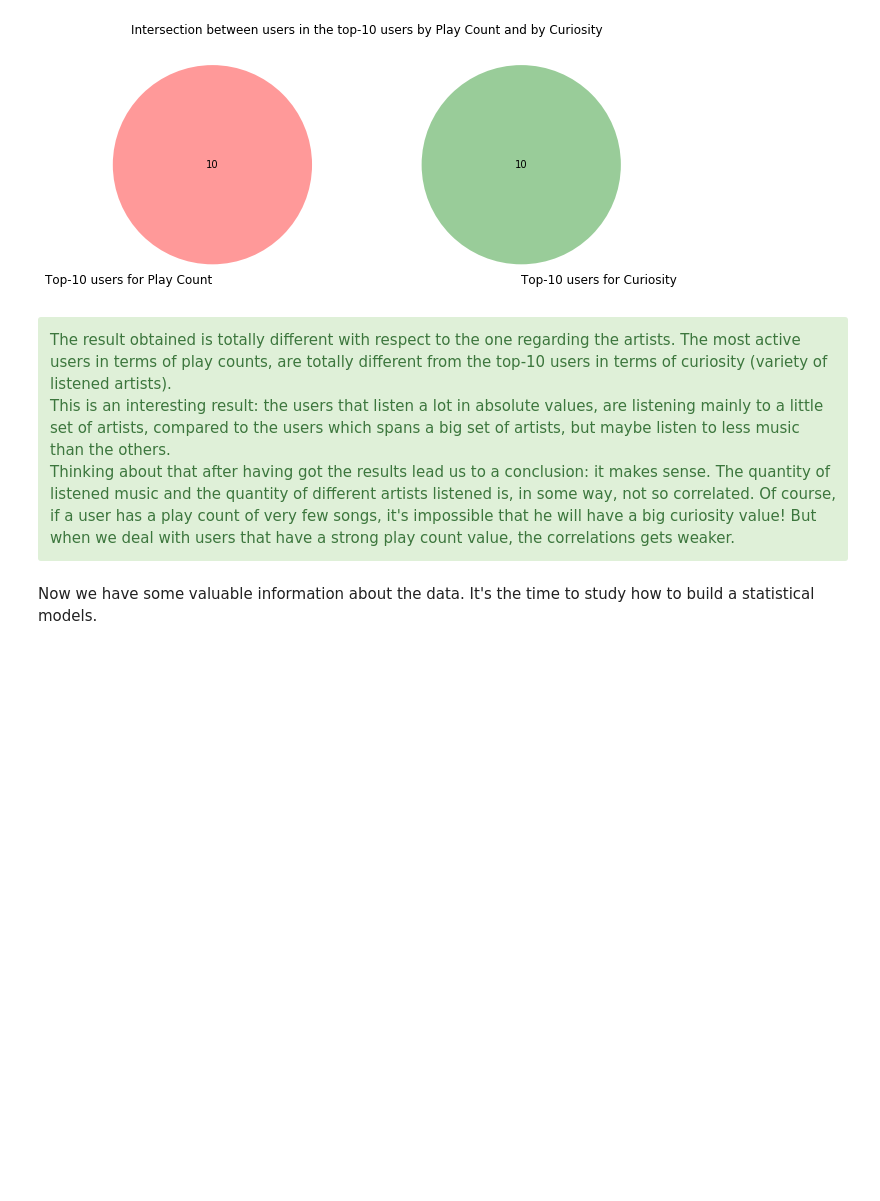
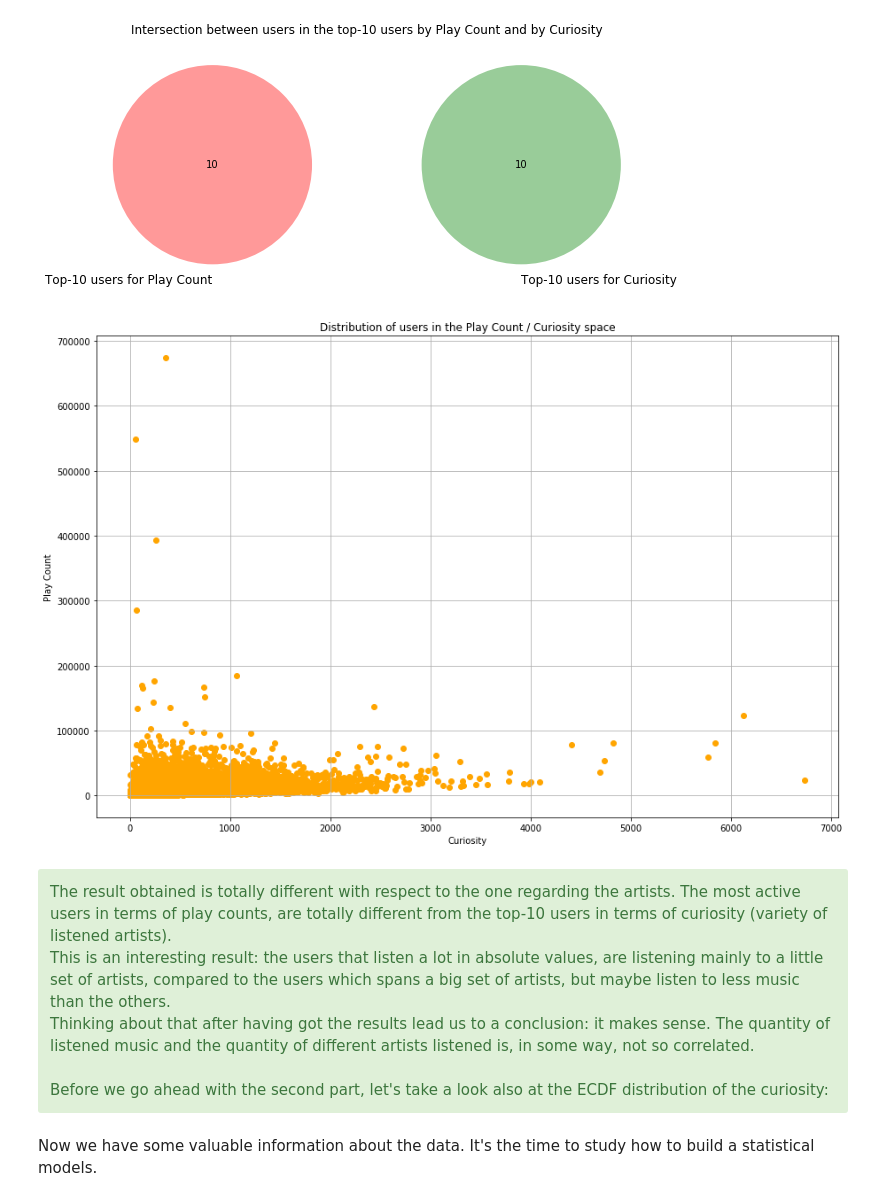
Before and after one commit to lomluca/aml, a Jupyter notebook: RecSys.ipynb, the cells around one changed output. Cells and saved outputs as stored; diff of their text form; code cells hidden in the pictures; blank space fills up the shorter version.

```diff
--- a/RecSys.ipynb
+++ b/RecSys.ipynb
@@ -1031,11 +1114,13 @@ Plot the results
 </div>
 # %%
 # TOP-10 USERS IN TERM OF PLAY COUNTS
-top10UsersPC = newUserArtistDF \
+usersPC = newUserArtistDF \
     .groupBy('userID') \
     .sum('playCount') \
     .orderBy('sum(playCount)', ascending=0) \
-    .take(10)
+    .cache() # we need it later
+
+top10UsersPC = usersPC.take(10)
 
 # PLOT THE RESULTS
 y_pos = range(len(top10UsersPC))
@@ -1086,11 +1221,34 @@ plt.title('Intersection between users in the top-10 users by Play Count and by C
 plt.show()
 # %% [output]
 [figure]
+# %%
+# TOP-10 ARTISTS IN TERM OF AUDIENCE
+usersPCCU = usersPC \
+    .join(usersCU, usersPC.userID == usersCU.userID) \
+    .drop('userID') \
+    .take(1000000)
+
+# PREPARE THE DATA
+xdata = np.array([x[1] for x in usersPCCU])
+ydata = np.array([y[0] for y in usersPCCU])
+
+# PLOT THE DISTRIBUTION
+plt.figure(figsize=(15,10))
+plt.grid(True, which="both", ls="-")
+plt.scatter(xdata, ydata, color='orange')
+plt.xlabel('Curiosity')
+plt.ylabel('Play Count')
+plt.title('Distribution of users in the Play Count / Curiosity space')
+plt.show()
+# %% [output]
+[figure, added]
 # %% [markdown]
 <div class="alert alert-success">
 The result obtained is totally different with respect to the one regarding the artists. The most active users in terms of play counts, are totally different from the top-10 users in terms of curiosity (variety of listened artists).<br>
 This is an interesting result: the users that listen a lot in absolute values, are listening mainly to a little set of artists, compared to the users which spans a big set of artists, but maybe listen to less music than the others.<br>
-Thinking about that after having got the results lead us to a conclusion: it makes sense. The quantity of listened music and the quantity of different artists listened is, in some way, not so correlated. Of course, if a user has a play count of very few songs, it's impossible that he will have a big curiosity value! But when we deal with users that have a strong play count value, the correlations gets weaker.
+Thinking about that after having got the results lead us to a conclusion: it makes sense. The quantity of listened music and the quantity of different artists listened is, in some way, not so correlated.<br>
+<br>
+Before we go ahead with the second part, let's take a look also at the ECDF distribution of the curiosity:
 </div>
 # %% [markdown]
 Now we have some valuable information about the data. It's the time to study how to build a statistical models.
```
Also changed, not shown: parts of 29 cells of this notebook.
